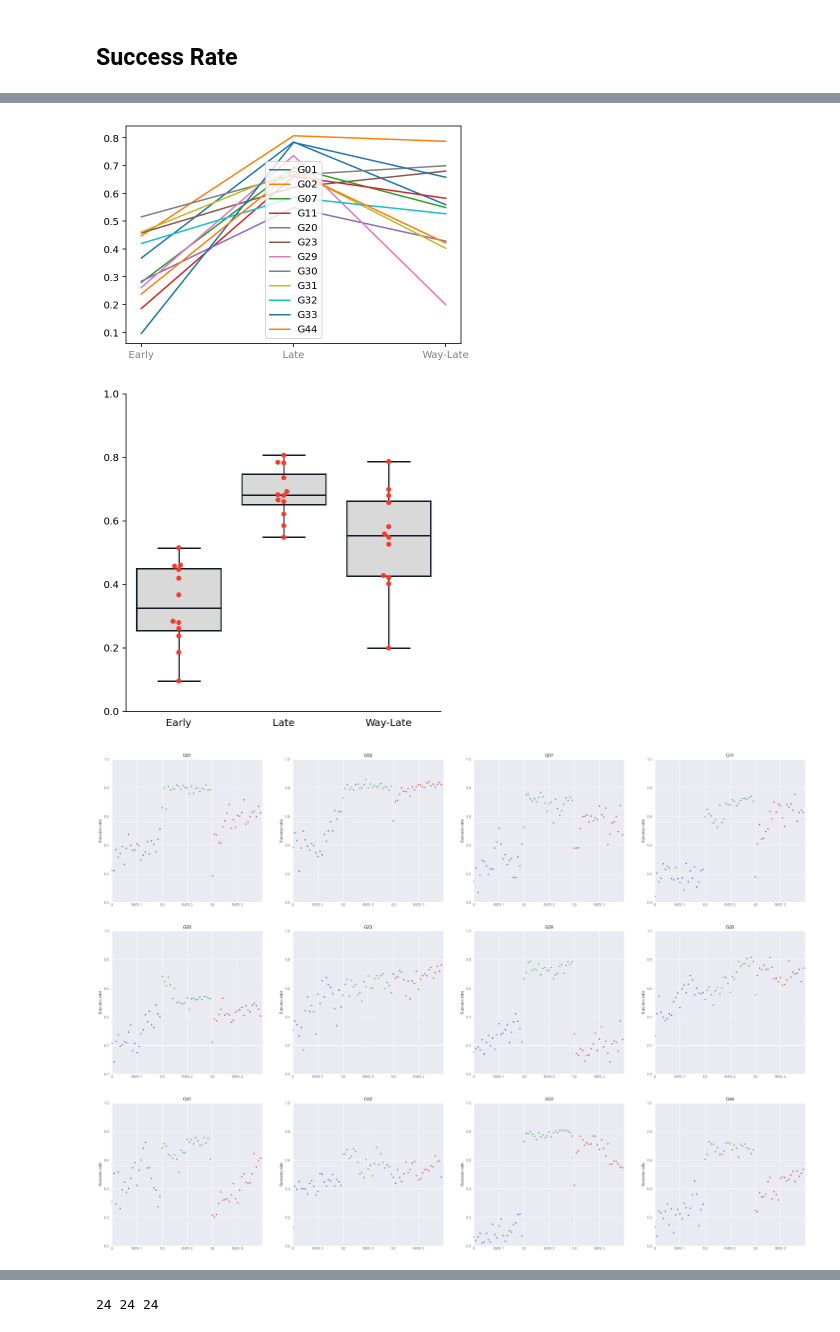
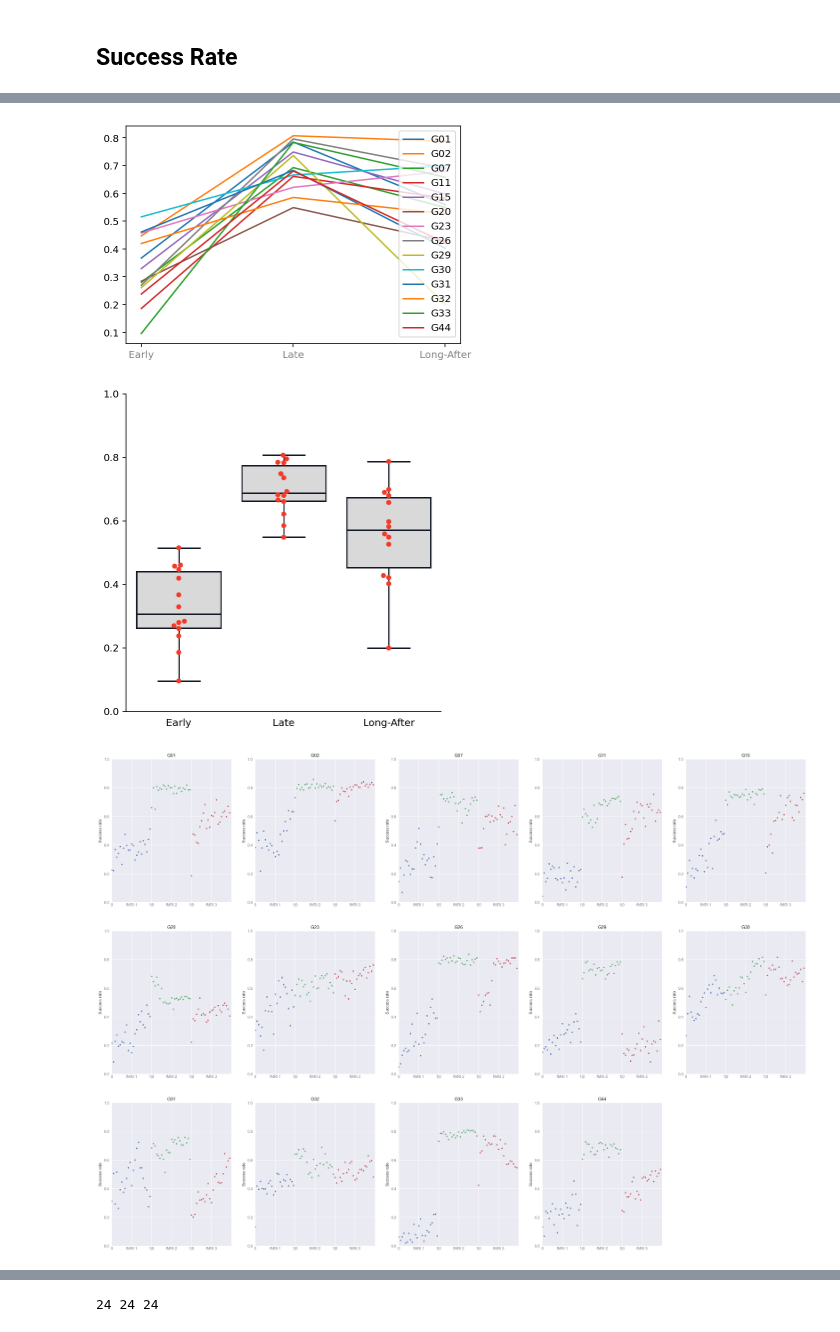
Before and after one commit to psb629/labs, a Jupyter notebook: GD/scrpits/notebook/Behavior_analysis.ipynb, the cells around one changed output, grey strips where cells are left out. Drawn from its saved outputs; the diff is of its cells as text; code cells hidden in the pictures.

```diff
--- a/GD/scrpits/notebook/Behavior_analysis.ipynb
+++ b/GD/scrpits/notebook/Behavior_analysis.ipynb
@@ -26,7 +28,6 @@ subj_list_GD = ['GD11', 'GD07', 'GD30', 'GD02', 'GD29',
 # %%
 subj_list = subj_list_GA
 today = date.today().strftime("%Y%m%d")
-root_dir = '/Users/clmn/Desktop/GD'
-behav_dir = root_dir + '/behav_data'
-# behav_AR_dir = '/Users/clmn/Desktop/GA/behavior_data/aspect_ratio/main_task'
-behav_AR_dir = behav_dir
+GD_dir = '../..'
+GA_dir = '../../../GA'
+behav_dir = GD_dir + '/behav_data'
@@ -39,9 +43,10 @@ def exponential_fit(x, a, b, c):
     return a * (1 - np.exp(-b * x)) + c
 # %%
 def convert_ID(ID):
-    x = np.int8(np.kron(np.ones(5),range(-2,3)))
-    y = np.int8(np.kron(range(2,-3,-1),np.ones(5)))
-    return (x[ID-1],y[ID-1])
+    x = np.kron(np.ones(5),np.arange(-2,3)).astype(int)
+    y = np.kron(np.arange(2,-3,-1),np.ones(5)).astype(int)
+    pos = np.array((x[ID-1],y[ID-1]))
+    return pos
 # %%
 def calc_mrew(behav_datum):
     # input : a subject's behavior datum (.mat file) while using fMRI. Bacuase of the sample rate 300
@@ -83,7 +192,7 @@ def calc_mrew(behav_datum):
 # %% [markdown]
 ## Success Rate
 # %%
-behav_datum = behav_dir + '/mrew_errR_30_run1to3_20190626.mat'
+behav_datum = GA_dir + '/behav_data/mrew_errR_30_run1to3_20190626.mat'
 data = scipy.io.loadmat(behav_datum)
 df = pd.DataFrame(columns = ['Early', 'Late', 'Long-After'])
 da = pd.DataFrame(columns = ['Early', 'Late', 'Long-After'])
@@ -120,5 +231,5 @@ Matched...
 # %%
-behav_datum = behav_dir + '/mrew_errR_30_run1to3_20190626.mat'
+behav_datum = GA_dir + '/behav_data/mrew_errR_30_run1to3_20190626.mat'
 prac_data = scipy.io.loadmat(behav_datum)
 prac_data.keys()
 
@@ -127,7 +238,7 @@ mrew = {}
 for subj in subj_list_GA:
     mrew[subj, 'practice'] = prac_data['%s_mrew_all' % subj][0]
 
-behav_datum = behav_dir + '/mrew_errR_30_run4to6_20190626.mat'
+behav_datum = GA_dir + '/behav_data/mrew_errR_30_run4to6_20190626.mat'
 unprac_data = scipy.io.loadmat(behav_datum)
 unprac_data.keys()
 
@@ -145,7 +256,7 @@ plt.xticks(np.arange(3), labels=['Early','Late','Long-After'], fontsize='medium'
 plt.savefig(fname=today+'_behav1.png', dpi=300)
 plt.show()
 # %% [output]
-[figure, old version]
+[figure, new version]
 # %%
 fig, ax = plt.subplots(figsize=(5, 5))
 
@@ -190,7 +301,7 @@ fig.set_facecolor('white')
 
 fig.savefig(fname=today+'_behav2.png', dpi=300)
 # %% [output]
-[figure, old version]
+[figure, new version]
 # %%
 # figure for paper
 
@@ -201,7 +312,7 @@ fit_results = []
 plt.style.use('seaborn')
 
 for i, subj in enumerate(dg.index):
-    plt.subplot(3, 4, i+1)
+    plt.subplot(3, 5, i+1)
     plt.grid(True)
 
     x = np.arange(24)/24
@@ -209,35 +320,35 @@ for i, subj in enumerate(dg.index):
     plt.scatter(x, y, marker='.', alpha=0.9)
 #     popt, pcov = scipy.optimize.curve_fit(exponential_fit, x, y)
 #     plt.plot(x, exponential_fit(x, *popt), 'k--')
 #     plt.text(3.1, 0.345, 'A = %.2f' % (popt[0]), fontsize=10, color=(0.5, 0.5, 0.5))
 #     plt.text(3.1, 0.2825, 'B = %.2f' % (popt[1]), fontsize=10, color=(0.5, 0.5, 0.5))
 #     plt.text(3.1, 0.22, 'C = %.2f' % (popt[2]), fontsize=10, color=(0.5, 0.5, 0.5))
     x = np.array(range(24))/24 + 1
     y = da.loc[subj,'Late']
     plt.scatter(x, y, marker='.', alpha=0.9)
     x = np.array(range(24))/24 + 2
-    y = da.loc[subj,'Long']
+    y = da.loc[subj,'Long-After']
     plt.scatter(x, y, marker='.', alpha=0.9)
 
     #plt.title('Subject %d' % (i+1))
     plt.title(subj)
     plt.ylim(0, 1)
     plt.xlim(0, 3)
     plt.ylabel('Success rate', color=(0.3, 0.3, 0.3))
 
     if i > 26:
         plt.xlabel('Session', color=(0.3, 0.3, 0.3))
 
     plt.yticks(color=(0.5, 0.5, 0.5))
     plt.xticks(np.arange(6)*0.5,
                labels=[0,'fMRI 1', '1|0', 'fMRI 2', '1|0', 'fMRI 3'], ha='center', va='center',
                fontsize='medium', color=(0.5, 0.5, 0.5))
     #fit_results.append((popt, pcov))
 
 plt.show()
 fig.savefig(today+'_behav3.png', dpi=300)
 # %% [output]
-[figure, old version]
+[figure, new version]
 # %%
 da
 # %% [output]
```
Also changed, not shown: parts of 26 cells of this notebook, 9 other files.
